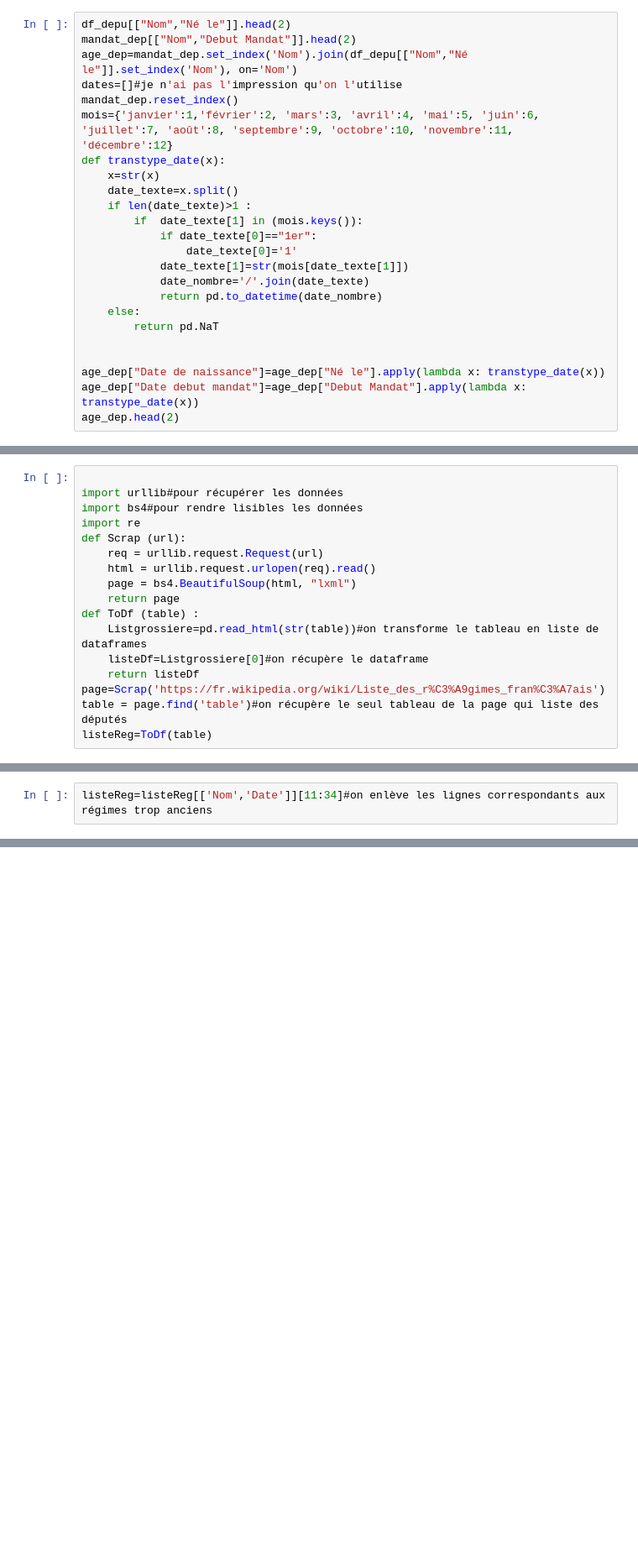
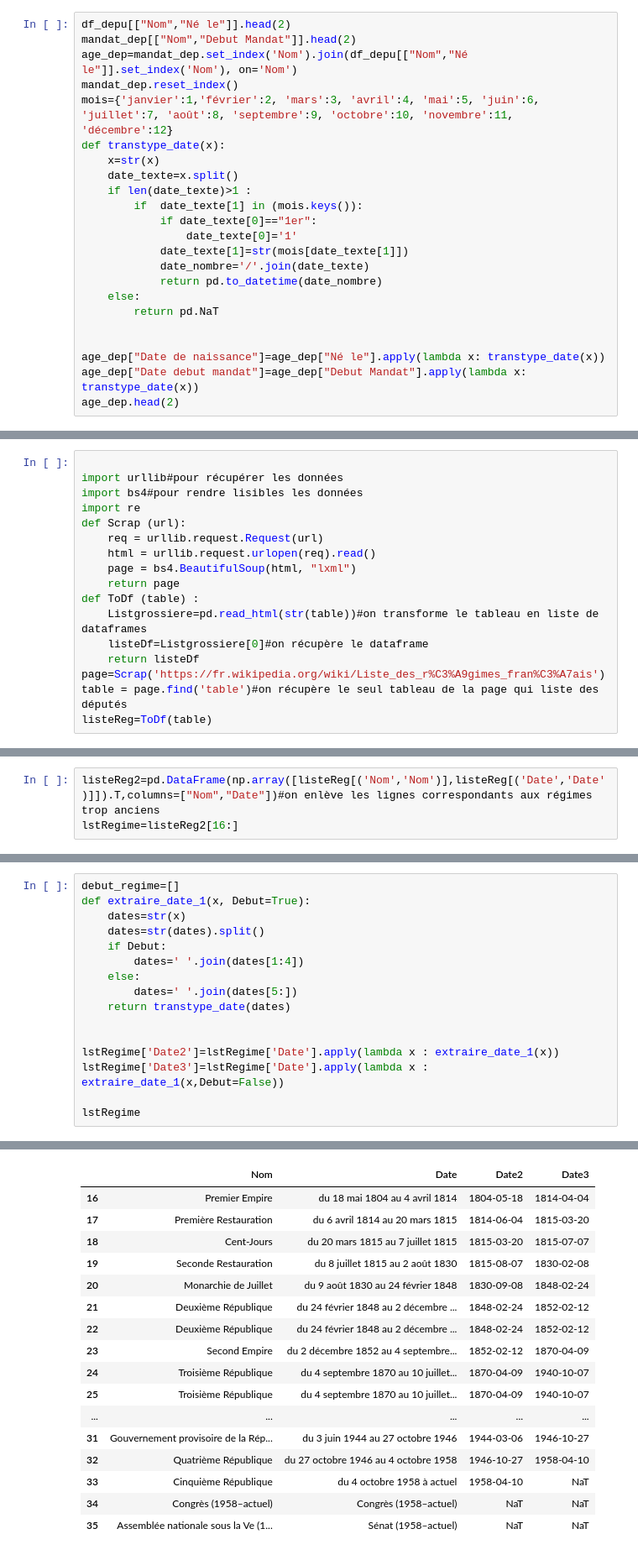
Before and after one commit to dusylvain/Projet-Python-deputes, a Jupyter notebook: statistiques_descriptives_depute (1).ipynb, the cells around one changed output, grey strips where cells are left out. Shown at 84% size. Cells and saved outputs as stored; diff of their text form; blank space fills up the shorter version.

Commit message:
liste_regime_propre

```diff
--- a/statistiques_descriptives_depute (1).ipynb
+++ b/statistiques_descriptives_depute (1).ipynb
@@ -34,7 +36,6 @@ mandat_dep.head()
 df_depu[["Nom","Né le"]].head(2)
 mandat_dep[["Nom","Debut Mandat"]].head(2)
 age_dep=mandat_dep.set_index('Nom').join(df_depu[["Nom","Né le"]].set_index('Nom'), on='Nom')
-dates=[]#je n'ai pas l'impression qu'on l'utilise
 mandat_dep.reset_index()
 mois={'janvier':1,'février':2, 'mars':3, 'avril':4, 'mai':5, 'juin':6, 'juillet':7, 'août':8, 'septembre':9, 'octobre':10, 'novembre':11, 'décembre':12}
 def transtype_date(x):
@@ -265,4 +261,5 @@ listeReg
 | 34 | Congrès (1958–actuel) | Congrès (1958–actuel) | NaN | NaN | NaN | NaN | NaN | ... |
 | 35 | Assemblée nationale sous la Ve (1... | Sénat (1958–actuel) | NaN | NaN | NaN | NaN | NaN | ... |
 # %%
-listeReg=listeReg[['Nom','Date']][11:34]#on enlève les lignes correspondants aux régimes trop anciens
+listeReg2=pd.DataFrame(np.array([listeReg[('Nom','Nom')],listeReg[('Date','Date')]]).T,columns=["Nom","Date"])#on enlève les lignes correspondants aux régimes trop anciens
+lstRegime=listeReg2[16:]
@@ -292,0 +266,17 @@ listeReg
+# %%
+debut_regime=[]
+def extraire_date_1(x, Debut=True):
+    dates=str(x)
+    dates=str(dates).split()
+    if Debut:
+        dates=' '.join(dates[1:4])
+    else:
+        dates=' '.join(dates[5:])
+    return transtype_date(dates)
+
+
+lstRegime['Date2']=lstRegime['Date'].apply(lambda x : extraire_date_1(x))
+lstRegime['Date3']=lstRegime['Date'].apply(lambda x : extraire_date_1(x,Debut=False))
+
+lstRegime
+# %% [output]
@@ -292,0 +293,17 @@ listeReg
+|  | Nom | Date | Date2 | Date3 |
+| 16 | Premier Empire | du 18 mai 1804 au 4 avril 1814 | 1804-05-18 | 1814-04-04 |
+| 17 | Première Restauration | du 6 avril 1814 au 20 mars 1815 | 1814-06-04 | 1815-03-20 |
+| 18 | Cent-Jours | du 20 mars 1815 au 7 juillet 1815 | 1815-03-20 | 1815-07-07 |
+| 19 | Seconde Restauration | du 8 juillet 1815 au 2 août 1830 | 1815-08-07 | 1830-02-08 |
+| 20 | Monarchie de Juillet | du 9 août 1830 au 24 février 1848 | 1830-09-08 | 1848-02-24 |
+| 21 | Deuxième République | du 24 février 1848 au 2 décembre ... | 1848-02-24 | 1852-02-12 |
+| 22 | Deuxième République | du 24 février 1848 au 2 décembre ... | 1848-02-24 | 1852-02-12 |
+| 23 | Second Empire | du 2 décembre 1852 au 4 septembre... | 1852-02-12 | 1870-04-09 |
+| 24 | Troisième République | du 4 septembre 1870 au 10 juillet... | 1870-04-09 | 1940-10-07 |
+| 25 | Troisième République | du 4 septembre 1870 au 10 juillet... | 1870-04-09 | 1940-10-07 |
+| ... | ... | ... | ... | ... |
+| 31 | Gouvernement provisoire de la Rép... | du 3 juin 1944 au 27 octobre 1946 | 1944-03-06 | 1946-10-27 |
+| 32 | Quatrième République | du 27 octobre 1946 au 4 octobre 1958 | 1946-10-27 | 1958-04-10 |
+| 33 | Cinquième République | du 4 octobre 1958 à actuel | 1958-04-10 | NaT |
+| 34 | Congrès (1958–actuel) | Congrès (1958–actuel) | NaT | NaT |
+| 35 | Assemblée nationale sous la Ve (1... | Sénat (1958–actuel) | NaT | NaT |
```
Also changed, not shown: parts of 8 cells of this notebook.
